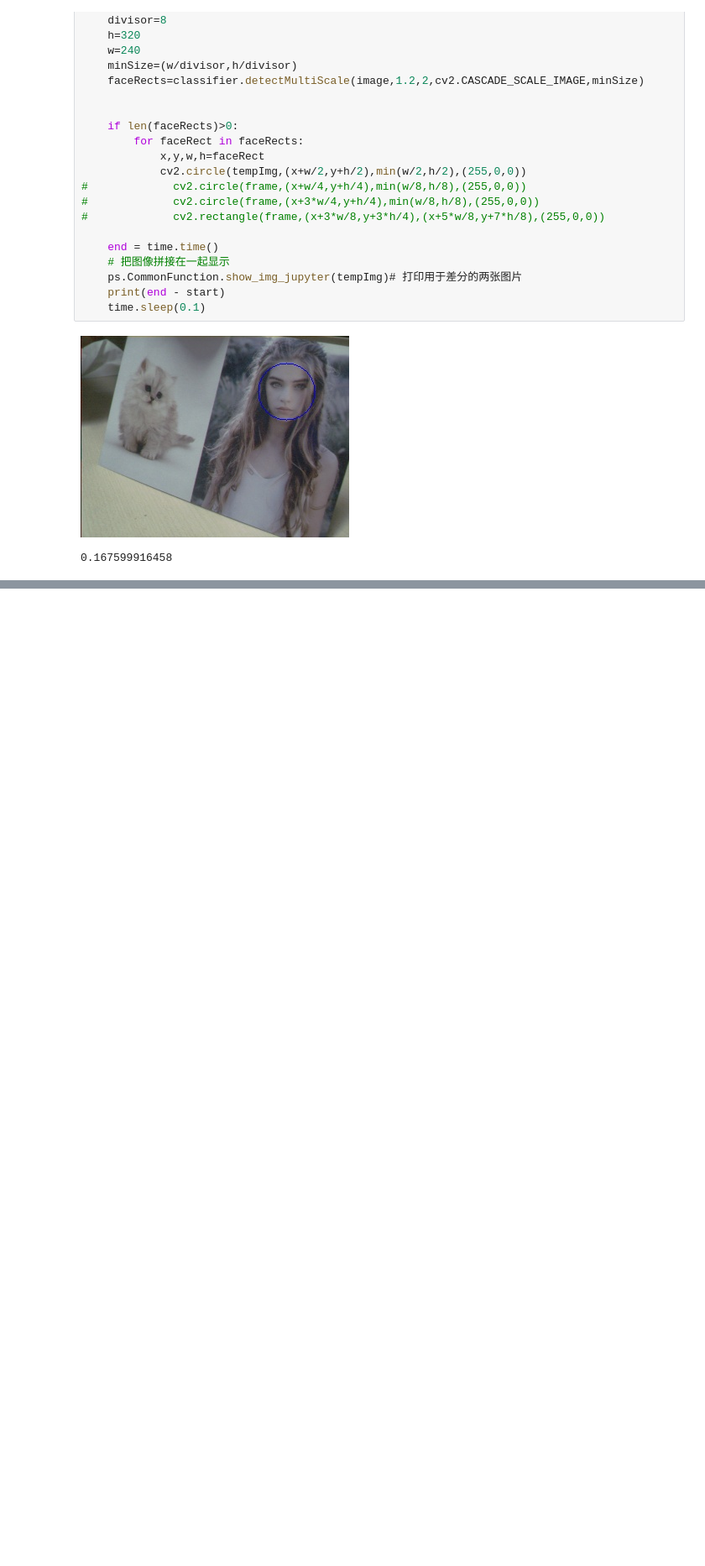
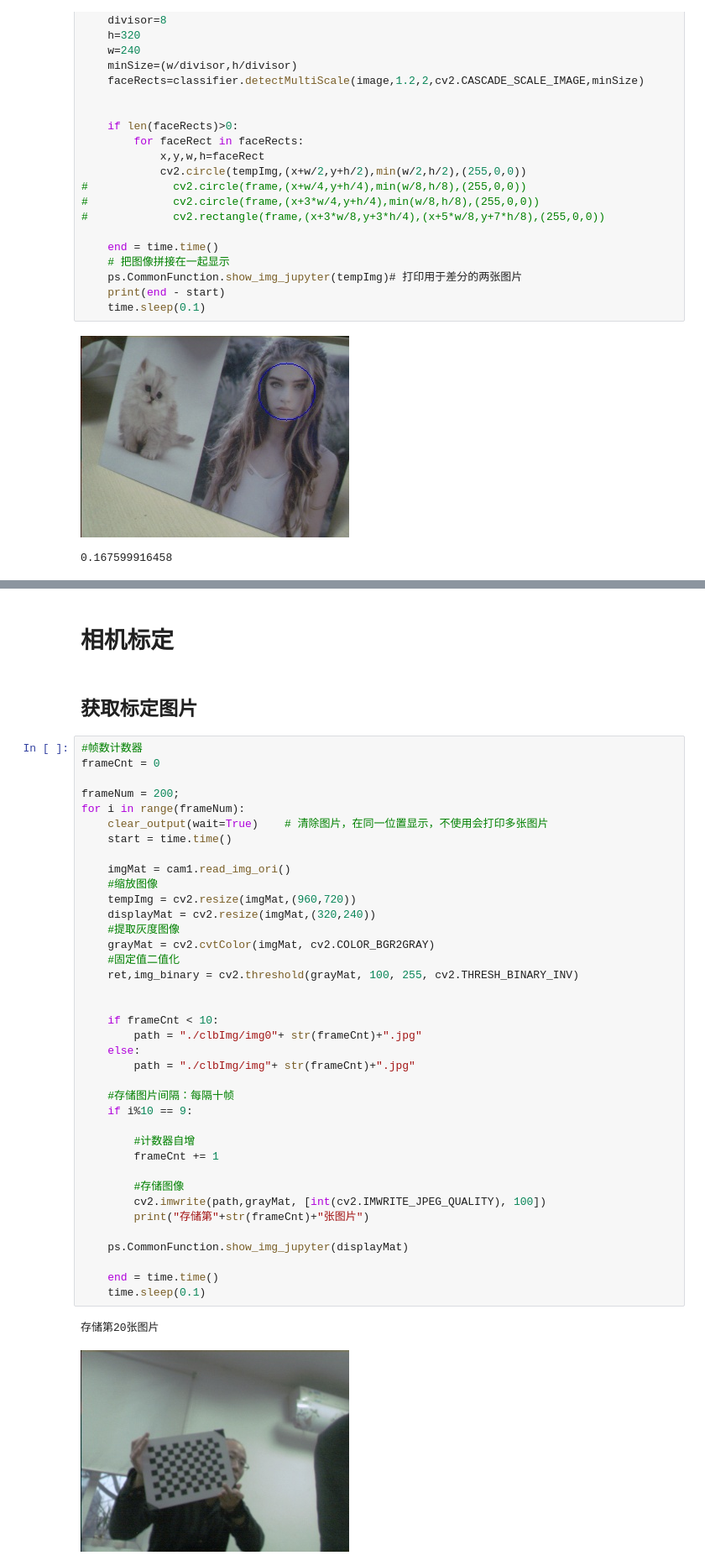
Before and after one commit to powersensor-cn/powerSensor_workspace, a Jupyter notebook: cameraTutorial_demo_part1.ipynb, the cells around one changed output, grey strips where cells are left out. Shown at 84% size. Cells and saved outputs as stored; diff of their text form; blank space fills up the shorter version.

```diff
--- a/cameraTutorial_demo_part1.ipynb
+++ b/cameraTutorial_demo_part1.ipynb
@@ -200,0 +321,45 @@ for i in range(10):
+# %% [markdown]
+# 相机标定
+# %% [markdown]
+## 获取标定图片
+# %%
+#帧数计数器
+frameCnt = 0
+
+frameNum = 200;
+for i in range(frameNum):
+    clear_output(wait=True)    # 清除图片，在同一位置显示，不使用会打印多张图片
+    start = time.time()
+
+    imgMat = cam1.read_img_ori()
+    #缩放图像
+    tempImg = cv2.resize(imgMat,(960,720))
+    displayMat = cv2.resize(imgMat,(320,240))
+    #提取灰度图像
+    grayMat = cv2.cvtColor(imgMat, cv2.COLOR_BGR2GRAY)
+    #固定值二值化
+    ret,img_binary = cv2.threshold(grayMat, 100, 255, cv2.THRESH_BINARY_INV)
+
+
+    if frameCnt < 10:
+        path = "./clbImg/img0"+ str(frameCnt)+".jpg"
+    else:
+        path = "./clbImg/img"+ str(frameCnt)+".jpg"
+
+    #存储图片间隔：每隔十帧
+    if i%10 == 9:
+
+        #计数器自增
+        frameCnt += 1
+
+        #存储图像
+        cv2.imwrite(path,grayMat, [int(cv2.IMWRITE_JPEG_QUALITY), 100])
+        print("存储第"+str(frameCnt)+"张图片")
+
+    ps.CommonFunction.show_img_jupyter(displayMat)
+
+    end = time.time()
+    time.sleep(0.1)
+# %% [output]
+存储第20张图片
+[figure, added]
```
Also changed, not shown: parts of 12 cells of this notebook, 2 other files.
